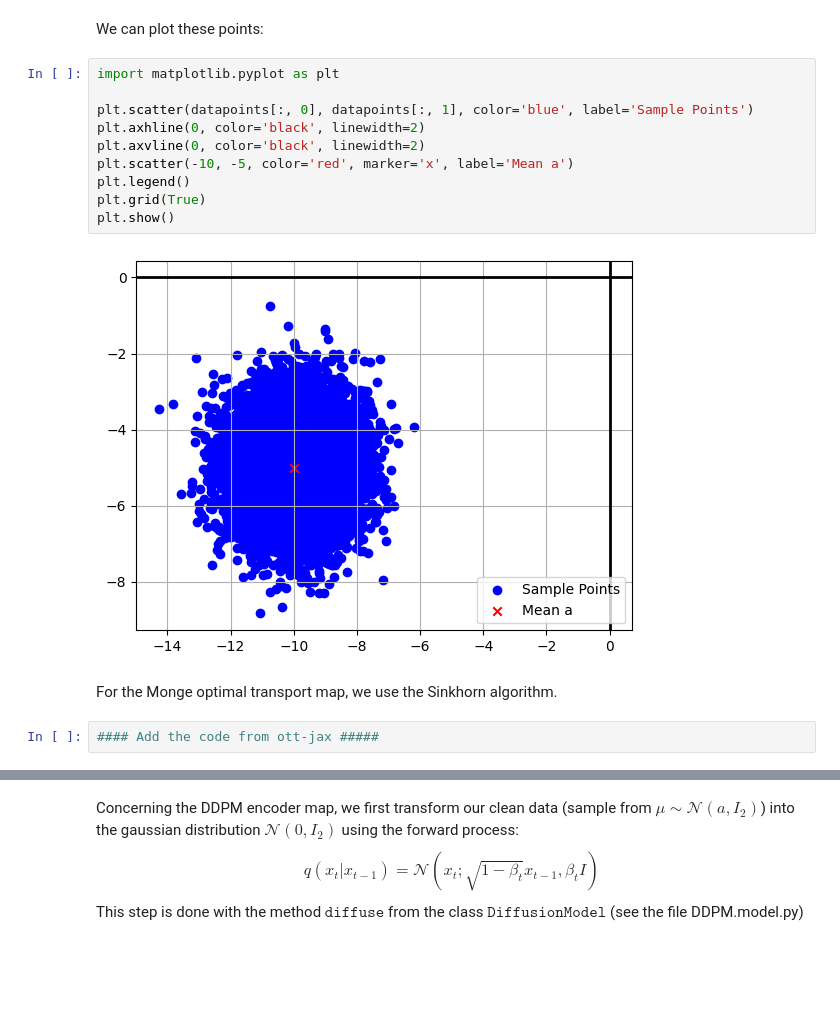
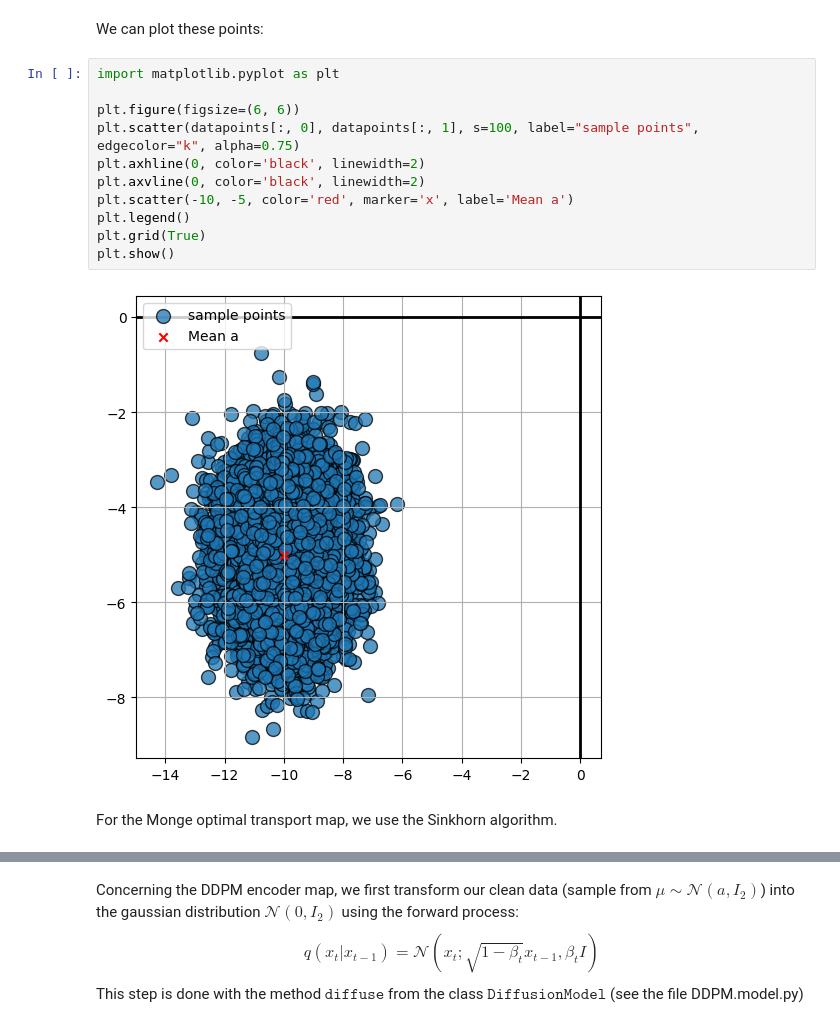
Before and after one commit to lucasdegeorge/diffusion_ot, a Jupyter notebook: toy_example.ipynb, the cells around one changed output, grey strips where cells are left out. Cells and saved outputs as stored; diff of their text form; blank space fills up the shorter version.

```diff
--- a/toy_example.ipynb
+++ b/toy_example.ipynb
@@ -21,16 +23,15 @@ We can plot these points:
 # %%
 import matplotlib.pyplot as plt
 
-plt.scatter(datapoints[:, 0], datapoints[:, 1], color='blue', label='Sample Points')
+plt.figure(figsize=(6, 6))
+plt.scatter(datapoints[:, 0], datapoints[:, 1], s=100, label="sample points", edgecolor="k", alpha=0.75)
 plt.axhline(0, color='black', linewidth=2)
 plt.axvline(0, color='black', linewidth=2)
 plt.scatter(-10, -5, color='red', marker='x', label='Mean a')
 plt.legend()
 plt.grid(True)
 plt.show()
 # %% [output]
-[figure, old version]
+[figure, new version]
 # %% [markdown]
 For the Monge optimal transport map, we use the Sinkhorn algorithm.
-# %%
-#### Add the code from ott-jax #####
```
Also changed, not shown: parts of 10 cells of this notebook.
